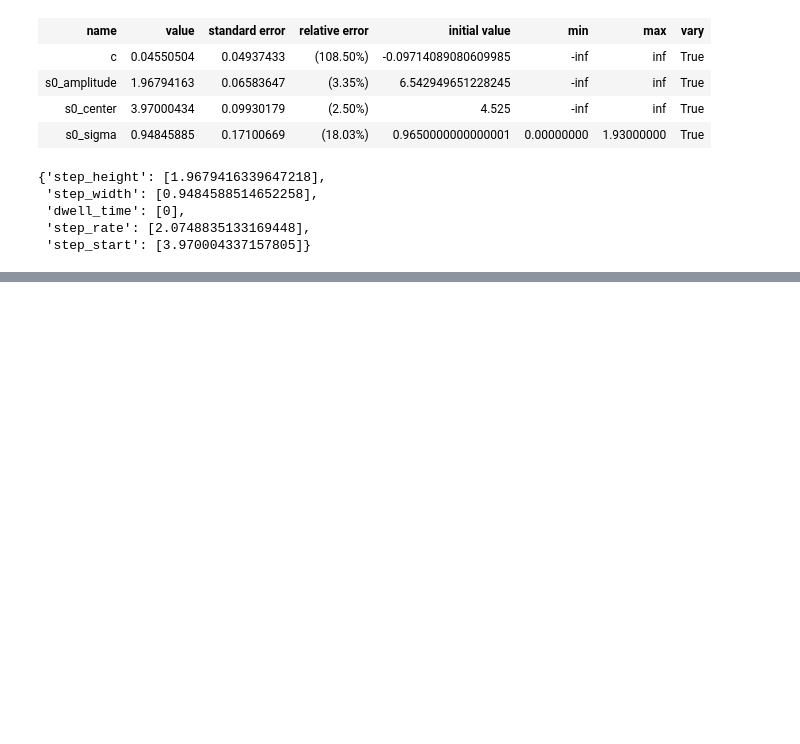
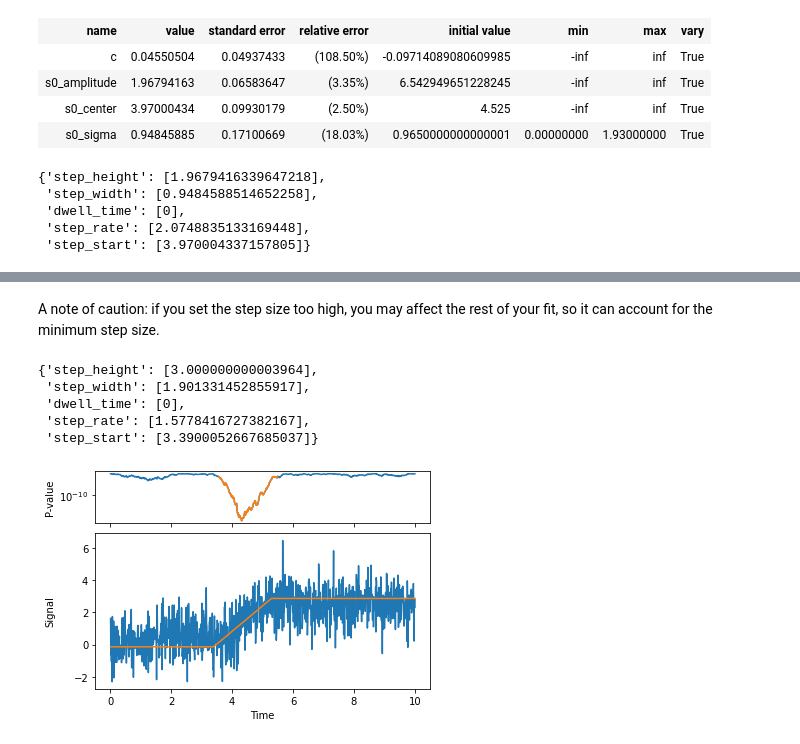
Before and after one commit to ianlmorgan/StePy, a Jupyter notebook: examples/tutorial.ipynb, the cells around one changed output, grey strips where cells are left out. Cells and saved outputs as stored; diff of their text form; code cells hidden in the pictures; blank space fills up the shorter version.

```diff
--- a/examples/tutorial.ipynb
+++ b/examples/tutorial.ipynb
@@ -84,0 +100,14 @@ fs.results
+# %% [markdown]
+A note of caution: if you set the step size too high, you may affect the rest of your fit, so it can account for the minimum step size.
+# %%
+fs = fit_signal(trace, dt=dt)
+fs.fit(min_step_size = 3)
+fs.plot()
+fs.results
+# %% [output]
+{'step_height': [3.000000000003964],
+ 'step_width': [1.901331452855917],
+ 'dwell_time': [0],
+ 'step_rate': [1.5778416727382167],
+ 'step_start': [3.3900052667685037]}
+[figure, added]
```
Also changed, not shown: parts of 9 cells of this notebook.
